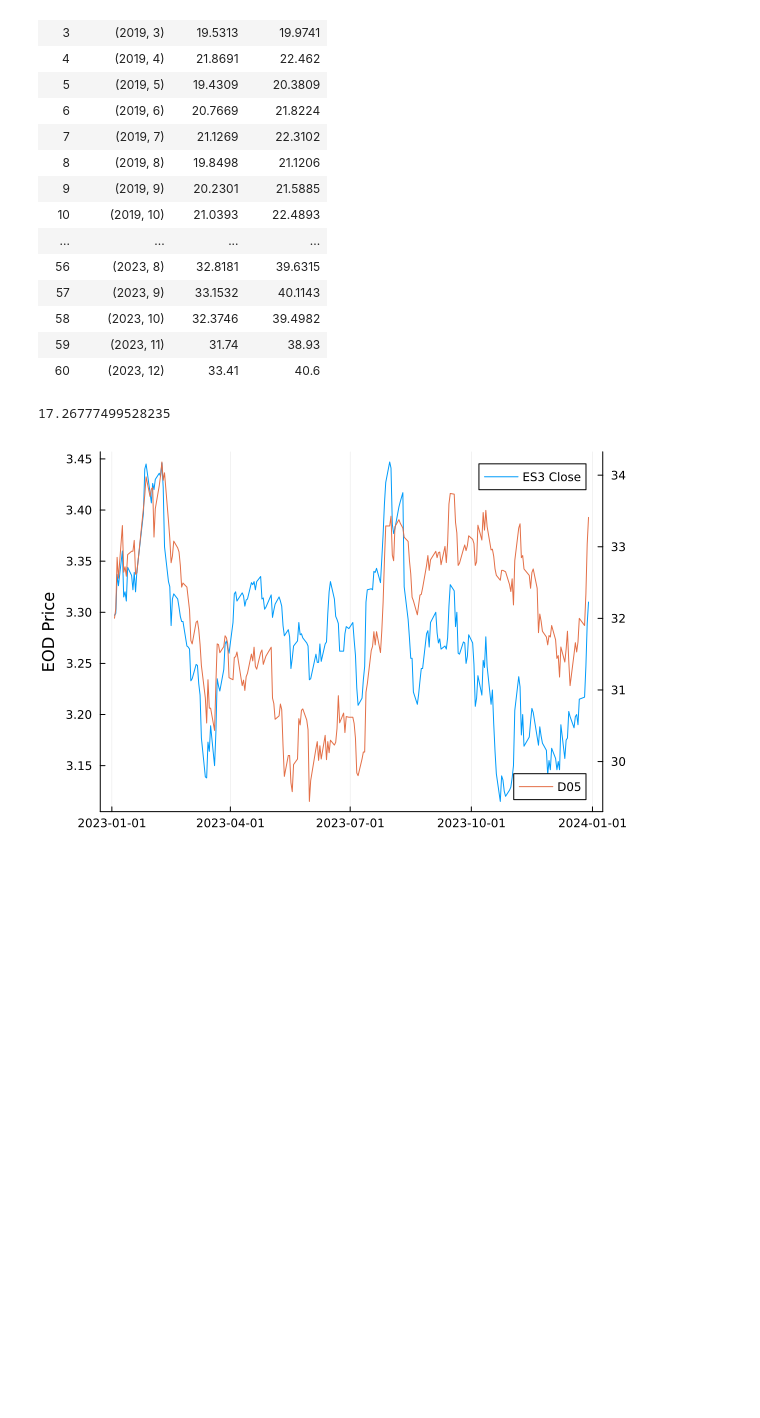
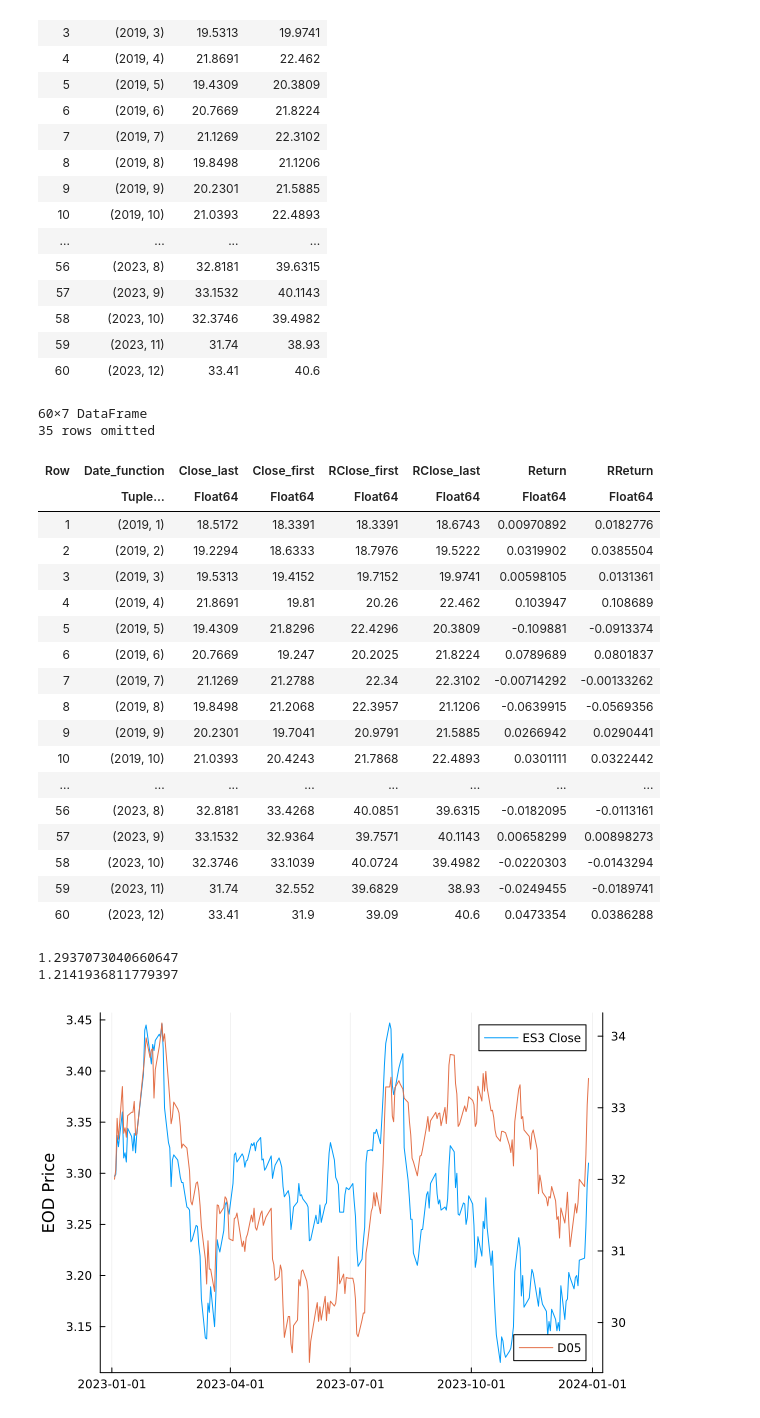
Before and after one commit to Wuvist/sgx3000, a Jupyter notebook: try.ipynb, the cells around one changed output. Drawn from its saved outputs; the diff is of its cells as text; code cells hidden in the pictures; blank space fills up the shorter version.

Commit message:
Recal return

```diff
--- a/try.ipynb
+++ b/try.ipynb
@@ -18,5 +18,3 @@ plot_Rclose (generic function with 1 method)
 plot_Rclose("BTOU")
 # %% [output]
 [figure]
-# %%
-df = CSV.read("STI_data.csv", DataFrame)
@@ -119,9 +115,42 @@ d05_2 = combine(groupby(transform(d05, :Date => x->yearmonth.(x)),:Date_function
 | 60 | (2023, 12) | 33.41 | 40.6 |
 # %%
 # cov(es3_2.RClose_last, d05_2.RClose_last) - cov(es3_2.RClose_last, d05_2.Close_last)
-cov(es3_2.Close_last, d05_2.Close_last) / var(es3_2.Close_last)
+# cov(es3_2.Close_last, d05_2.Close_last) / var(es3_2.Close_last)
+function get_return(df)
+    df2 = combine(groupby(transform(df, :Date => x->yearmonth.(x)),:Date_function), :Close => last, :Close => first, :RClose => first, :RClose => last)
+    df2[:,:Return] = (df2.Close_last .- df2.Close_first) ./ df2.Close_first
+    df2[:,:RReturn] = (df2.RClose_last .- df2.RClose_first) ./ df2.RClose_first
+    df2
+end
+es3_2 = get_return(es3)
+d05_2 = get_return(d05)
 # %% [output]
-17.26777499528235
+60×7 DataFrame
+35 rows omitted
+| Row | Date_function | Close_last | Close_first | RClose_first | RClose_last | Return | RReturn |
+|  | Tuple… | Float64 | Float64 | Float64 | Float64 | Float64 | Float64 |
+| 1 | (2019, 1) | 18.5172 | 18.3391 | 18.3391 | 18.6743 | 0.00970892 | 0.0182776 |
+| 2 | (2019, 2) | 19.2294 | 18.6333 | 18.7976 | 19.5222 | 0.0319902 | 0.0385504 |
+| 3 | (2019, 3) | 19.5313 | 19.4152 | 19.7152 | 19.9741 | 0.00598105 | 0.0131361 |
+| 4 | (2019, 4) | 21.8691 | 19.81 | 20.26 | 22.462 | 0.103947 | 0.108689 |
+| 5 | (2019, 5) | 19.4309 | 21.8296 | 22.4296 | 20.3809 | -0.109881 | -0.0913374 |
+| 6 | (2019, 6) | 20.7669 | 19.247 | 20.2025 | 21.8224 | 0.0789689 | 0.0801837 |
+| 7 | (2019, 7) | 21.1269 | 21.2788 | 22.34 | 22.3102 | -0.00714292 | -0.00133262 |
+| 8 | (2019, 8) | 19.8498 | 21.2068 | 22.3957 | 21.1206 | -0.0639915 | -0.0569356 |
+| 9 | (2019, 9) | 20.2301 | 19.7041 | 20.9791 | 21.5885 | 0.0266942 | 0.0290441 |
+| 10 | (2019, 10) | 21.0393 | 20.4243 | 21.7868 | 22.4893 | 0.0301111 | 0.0322442 |
+| ... | ... | ... | ... | ... | ... | ... | ... |
+| 56 | (2023, 8) | 32.8181 | 33.4268 | 40.0851 | 39.6315 | -0.0182095 | -0.0113161 |
+| 57 | (2023, 9) | 33.1532 | 32.9364 | 39.7571 | 40.1143 | 0.00658299 | 0.00898273 |
+| 58 | (2023, 10) | 32.3746 | 33.1039 | 40.0724 | 39.4982 | -0.0220303 | -0.0143294 |
+| 59 | (2023, 11) | 31.74 | 32.552 | 39.6829 | 38.93 | -0.0249455 | -0.0189741 |
+| 60 | (2023, 12) | 33.41 | 31.9 | 39.09 | 40.6 | 0.0473354 | 0.0386288 |
+# %%
+println(cov(es3_2.Return, d05_2.Return) / var(es3_2.Return))
+println(cov(es3_2.RReturn, d05_2.RReturn) / var(es3_2.RReturn))
+# %% [output]
+1.2937073040660647
+1.2141936811779397
 # %%
 # plot_rclose_year("ES3", 2023)
 plot(Date.(SubString.(es3.Date, 1, 10)), es3.Close, label="ES3 Close", ylabel="EOD Price")
```
Also changed, not shown: parts of 1 cell of this notebook.
